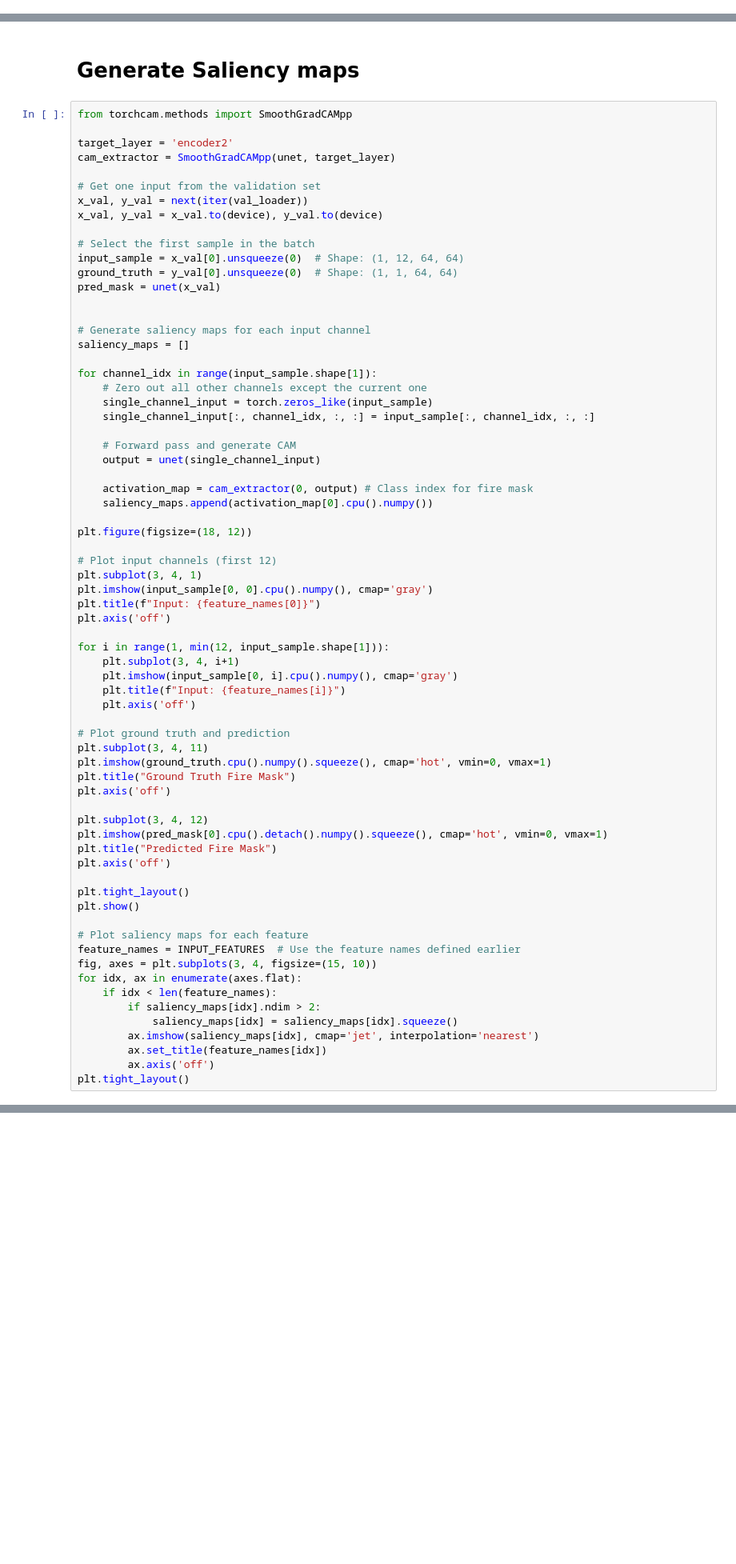
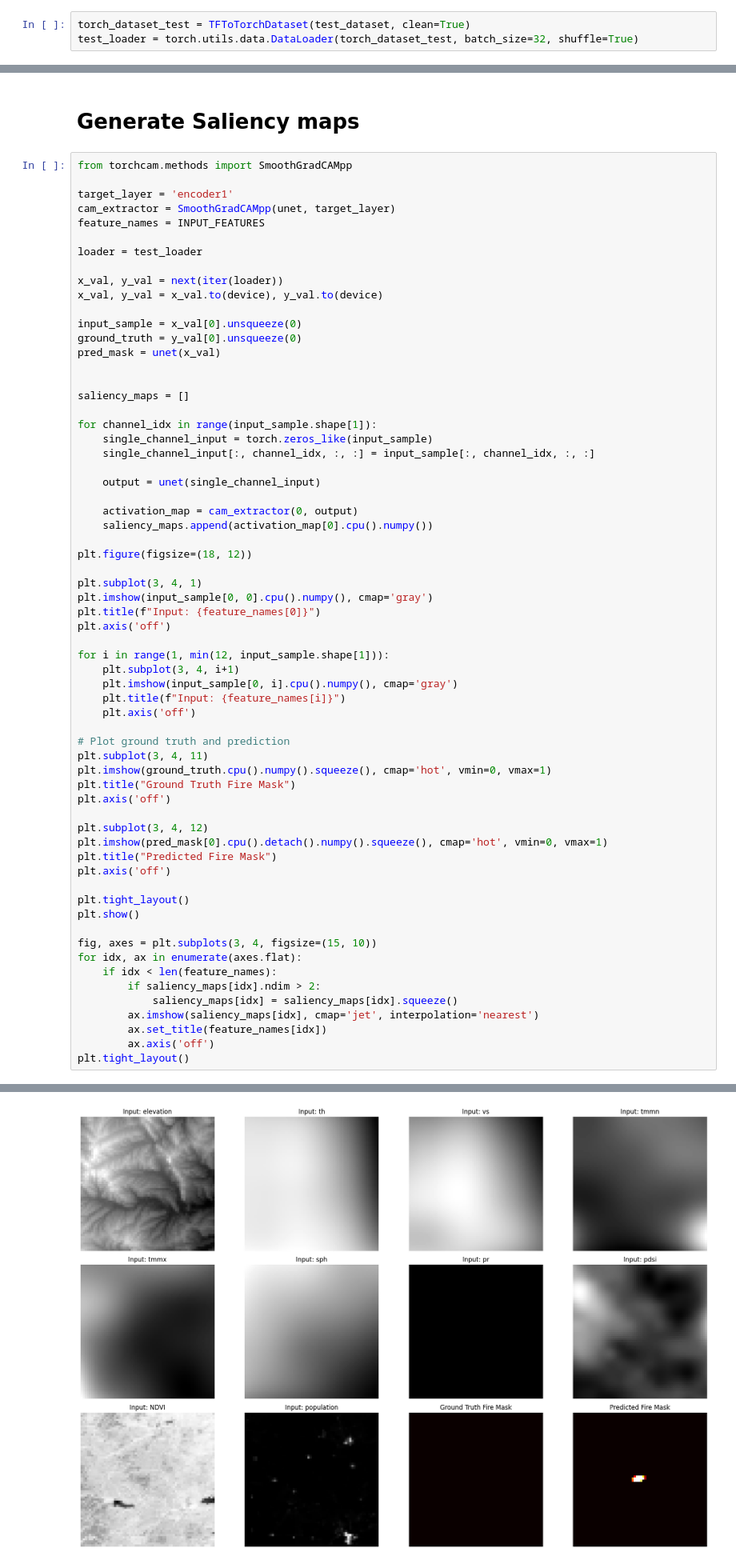
Before and after one commit to jmo2171/nndl, a Jupyter notebook: fully_conv_net.ipynb, the cells around one changed output, grey strips where cells are left out. Shown at 80% size. Drawn from its saved outputs; the diff is of its cells as text; blank space fills up the shorter version.

```diff
--- a/fully_conv_net.ipynb
+++ b/fully_conv_net.ipynb
@@ -438,6 +406,9 @@ train_loader = torch.utils.data.DataLoader(torch_dataset, batch_size=32, shuffle
 
 torch_dataset_val =  TFToTorchDataset(validation_dataset, clean=True)
 val_loader = torch.utils.data.DataLoader(torch_dataset_val, batch_size=32, shuffle=True)
+# %%
+torch_dataset_test = TFToTorchDataset(test_dataset, clean=True)
+test_loader = torch.utils.data.DataLoader(torch_dataset_test, batch_size=32, shuffle=True)
 # %%
 N = 5
 dataiter = iter(train_loader)
@@ -873,36 +942,33 @@ UNet(
 # %%
 from torchcam.methods import SmoothGradCAMpp
 
-target_layer = 'encoder2'
+target_layer = 'encoder1'
 cam_extractor = SmoothGradCAMpp(unet, target_layer)
+feature_names = INPUT_FEATURES
 
-# Get one input from the validation set
-x_val, y_val = next(iter(val_loader))
+loader = test_loader
+
+x_val, y_val = next(iter(loader))
 x_val, y_val = x_val.to(device), y_val.to(device)
 
-# Select the first sample in the batch
-input_sample = x_val[0].unsqueeze(0)  # Shape: (1, 12, 64, 64)
-ground_truth = y_val[0].unsqueeze(0)  # Shape: (1, 1, 64, 64)
+input_sample = x_val[0].unsqueeze(0)
+ground_truth = y_val[0].unsqueeze(0)
 pred_mask = unet(x_val)
 
 
-# Generate saliency maps for each input channel
 saliency_maps = []
 
 for channel_idx in range(input_sample.shape[1]):
-    # Zero out all other channels except the current one
     single_channel_input = torch.zeros_like(input_sample)
     single_channel_input[:, channel_idx, :, :] = input_sample[:, channel_idx, :, :]
 
-    # Forward pass and generate CAM
     output = unet(single_channel_input)
 
-    activation_map = cam_extractor(0, output) # Class index for fire mask
+    activation_map = cam_extractor(0, output)
     saliency_maps.append(activation_map[0].cpu().numpy())
 
 plt.figure(figsize=(18, 12))
 
-# Plot input channels (first 12)
 plt.subplot(3, 4, 1)
 plt.imshow(input_sample[0, 0].cpu().numpy(), cmap='gray')
 plt.title(f"Input: {feature_names[0]}")
@@ -928,8 +994,6 @@ plt.axis('off')
 plt.tight_layout()
 plt.show()
 
-# Plot saliency maps for each feature
-feature_names = INPUT_FEATURES  # Use the feature names defined earlier
 fig, axes = plt.subplots(3, 4, figsize=(15, 10))
 for idx, ax in enumerate(axes.flat):
     if idx < len(feature_names):
@@ -943,0 +1007 @@ ModuleNotFoundError: No module named 'torchcam'
+[figure, added]
```
Also changed, not shown: parts of 20 cells of this notebook.
